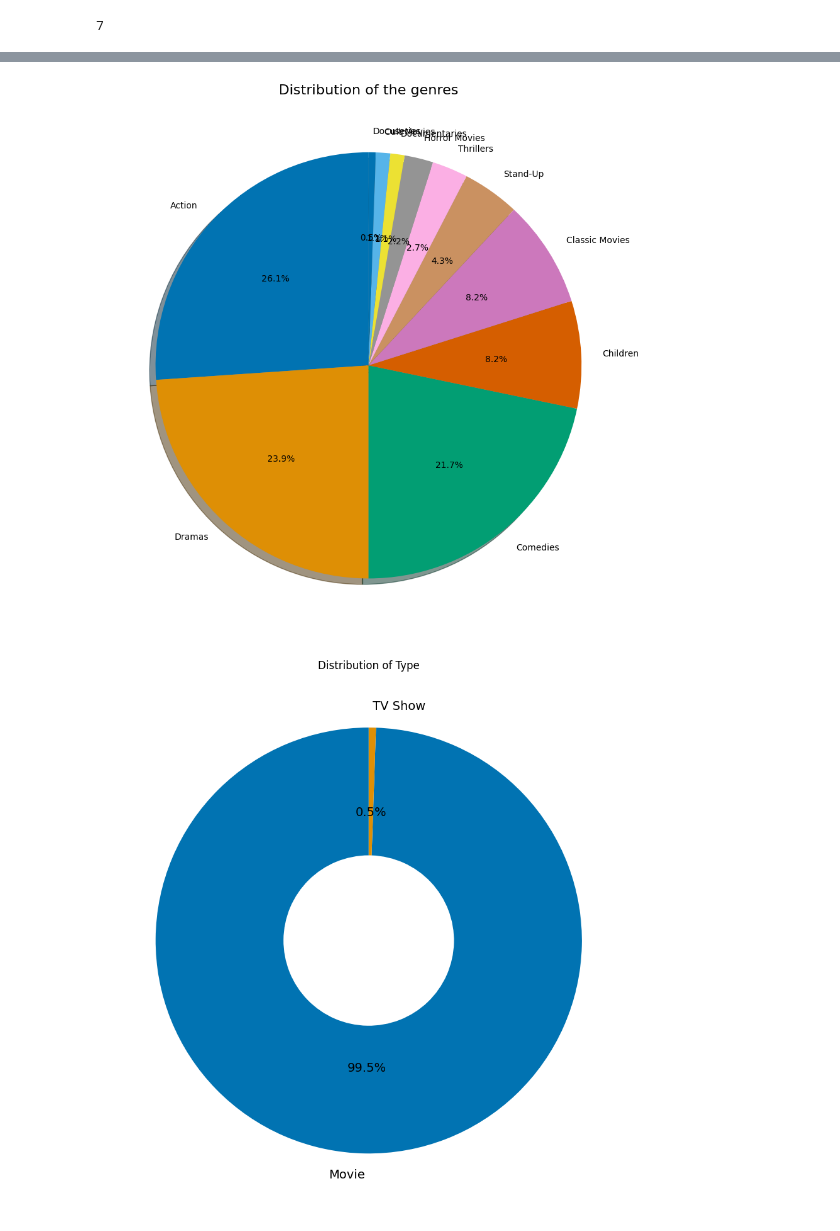
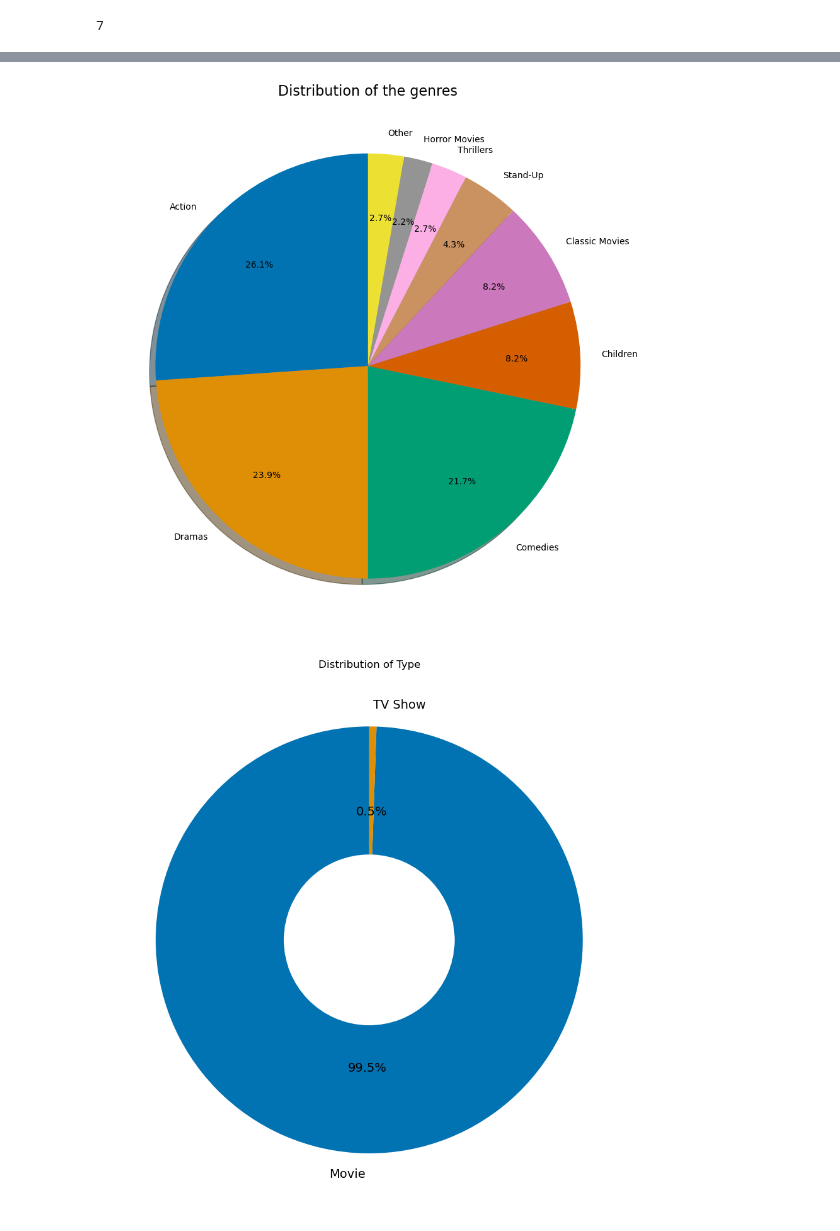
Before and after one commit to mpuneet063/DataProjects, a Jupyter notebook: netflix_project.ipynb, the cells around one changed output, grey strips where cells are left out. Cells and saved outputs as stored; diff of their text form; code cells hidden in the pictures.

```diff
--- a/netflix_project.ipynb
+++ b/netflix_project.ipynb
@@ -116,14 +117,28 @@ plt.show()
 # %%
 # Genre distribution in the 90s
 colors = sns.color_palette('colorblind')
 genre_count = df_90s['genre'].value_counts()
+top_n = 8  # Show top 8 genres, group the rest as 'Other'
+if len(genre_count) > top_n:
+    top_genres = genre_count[:top_n]
+    other = pd.Series([genre_count[top_n:].sum()], index=['Other'])
+    genre_count = pd.concat([top_genres, other])
 plt.figure(figsize=(12,9))
-plt.pie(genre_count.values,labels=genre_count.index, autopct="%1.1f%%", startangle=90,shadow=True, colors=colors)
+plt.pie(
+    genre_count.values,
+    labels=genre_count.index,
+    autopct="%1.1f%%",
+    startangle=90,
+    shadow=True,
+    colors=colors,
+    labeldistance=1.1,  # Move labels further out
+    pctdistance=0.7     # Move percentages closer to center
+)
 plt.title("Distribution of the genres", fontsize=16)
 plt.tight_layout()
 plt.show()
 # %% [output]
-[figure, old version]
+[figure, new version]
 # %%
 type_count = df_90s['type'].value_counts()
 plt.figure(figsize=(12,9))
```
Also changed, not shown: parts of 2 cells of this notebook.
